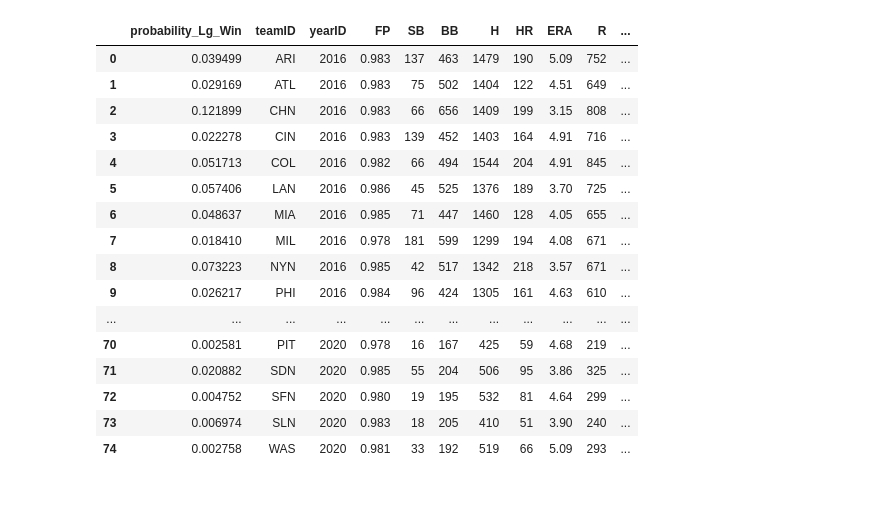
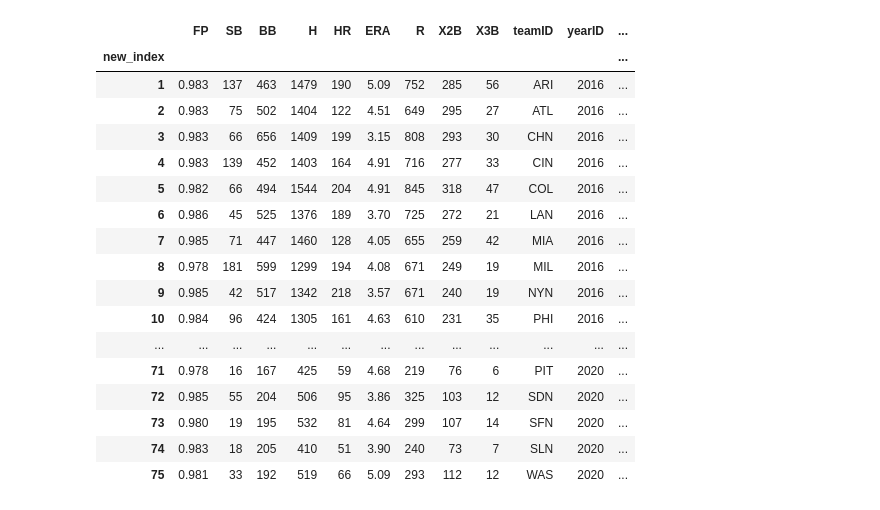
Before and after one commit to eliotdmin/mlb_national_league_winners, a Jupyter notebook: predicting_NL_winners.ipynb, the cells around one changed output. Saved outputs shown, nothing was run; the diff lists cells and outputs as text; code cells hidden in the pictures.

```diff
--- a/predicting_NL_winners.ipynb
+++ b/predicting_NL_winners.ipynb
@@ -79,39 +96,51 @@ history = model.fit(
 # %%
-cols2 = ['FP', 'SB', 'BB', 'H',  'HR', 'ERA', 'R', 'X2B', 'X3B']
-cols3 = ['teamID', 'yearID', 'FP', 'SB', 'BB', 'H', 'HR', 'ERA', 'R','X2B', 'X3B', 'LgWin']
+# variables that I trained the neural network on
+predict_cols = ['FP', 'SB', 'BB', 'H',  'HR', 'ERA', 'R', 'X2B', 'X3B']
+# same as above, but with important information like team, year, and whether the National League was won.
+all_relevant_cols = ['FP', 'SB', 'BB', 'H', 'HR', 'ERA', 'R','X2B', 'X3B', 'teamID', 'yearID',  'LgWin']
 Z = data[(data.yearID >= 2016) & (data.yearID <= 2020) & (data.lgID == 'NL')]
-predict_these = Z[cols3]
+predict_these = Z[all_relevant_cols]
+predict_these_inputs = Z[predict_cols]
 # %%
-predictions = pd.DataFrame(model.predict(Z[cols2]))
+#Converting model predictions from numpy array to dataframe
+predictions = pd.DataFrame(model.predict(predict_these_inputs))
 
-new_index = [i for i in range(75)]
-
-predictions
+#Attaching new index to predict_these and predictions starting at 1 and going to 75
+new_index = [i for i in range(1, 76)]
 
 predict_these['new_index'] = new_index
+predictions['new_index'] = new_index
 predict_these.set_index('new_index', inplace = True)
+predictions.set_index('new_index', inplace = True)
 
-combined = pd.concat((predictions, predict_these), axis = 1)
+#combining the predictions with the data used for the predictions
+combined = pd.concat((predict_these, predictions), axis = 1)
+
+#rename column with predictions to probability_Lg_Win, display all 75 rows (5 years * 15 teams)
+
+combined.rename(columns = {0: "probability_Lg_Win"}, inplace=True)
+pd.set_option("display.max_rows", None)
 # %%
-combined.rename(columns = {0: "probability_Lg_Win"}, inplace=True)
-pd. set_option("display.max_rows", None)
+#changing LgWin column back to ['N', 'Y']; it was changed to [0,1] for classification
+final_data = combined.copy()
+final_data.LgWin = final_data.LgWin.replace([0, 1], ['N', 'Y'])
+final_data
+# %% [output]
+|  | FP | SB | BB | H | HR | ERA | R | X2B | X3B | teamID | yearID | ... |
+| new_index |  |  |  |  |  |  |  |  |  |  |  | ... |
+| 1 | 0.983 | 137 | 463 | 1479 | 190 | 5.09 | 752 | 285 | 56 | ARI | 2016 | ... |
+| 2 | 0.983 | 75 | 502 | 1404 | 122 | 4.51 | 649 | 295 | 27 | ATL | 2016 | ... |
+| 3 | 0.983 | 66 | 656 | 1409 | 199 | 3.15 | 808 | 293 | 30 | CHN | 2016 | ... |
+| 4 | 0.983 | 139 | 452 | 1403 | 164 | 4.91 | 716 | 277 | 33 | CIN | 2016 | ... |
+| 5 | 0.982 | 66 | 494 | 1544 | 204 | 4.91 | 845 | 318 | 47 | COL | 2016 | ... |
+| 6 | 0.986 | 45 | 525 | 1376 | 189 | 3.70 | 725 | 272 | 21 | LAN | 2016 | ... |
+| 7 | 0.985 | 71 | 447 | 1460 | 128 | 4.05 | 655 | 259 | 42 | MIA | 2016 | ... |
+| 8 | 0.978 | 181 | 599 | 1299 | 194 | 4.08 | 671 | 249 | 19 | MIL | 2016 | ... |
+| 9 | 0.985 | 42 | 517 | 1342 | 218 | 3.57 | 671 | 240 | 19 | NYN | 2016 | ... |
+| 10 | 0.984 | 96 | 424 | 1305 | 161 | 4.63 | 610 | 231 | 35 | PHI | 2016 | ... |
+| ... | ... | ... | ... | ... | ... | ... | ... | ... | ... | ... | ... | ... |
+| 71 | 0.978 | 16 | 167 | 425 | 59 | 4.68 | 219 | 76 | 6 | PIT | 2020 | ... |
+| 72 | 0.985 | 55 | 204 | 506 | 95 | 3.86 | 325 | 103 | 12 | SDN | 2020 | ... |
+| 73 | 0.980 | 19 | 195 | 532 | 81 | 4.64 | 299 | 107 | 14 | SFN | 2020 | ... |
+| 74 | 0.983 | 18 | 205 | 410 | 51 | 3.90 | 240 | 73 | 7 | SLN | 2020 | ... |
+| 75 | 0.981 | 33 | 192 | 519 | 66 | 5.09 | 293 | 112 | 12 | WAS | 2020 | ... |
-# %%
-combined
-# %% [output]
-|  | probability_Lg_Win | teamID | yearID | FP | SB | BB | H | HR | ERA | R | ... |
-| 0 | 0.039499 | ARI | 2016 | 0.983 | 137 | 463 | 1479 | 190 | 5.09 | 752 | ... |
-| 1 | 0.029169 | ATL | 2016 | 0.983 | 75 | 502 | 1404 | 122 | 4.51 | 649 | ... |
-| 2 | 0.121899 | CHN | 2016 | 0.983 | 66 | 656 | 1409 | 199 | 3.15 | 808 | ... |
-| 3 | 0.022278 | CIN | 2016 | 0.983 | 139 | 452 | 1403 | 164 | 4.91 | 716 | ... |
-| 4 | 0.051713 | COL | 2016 | 0.982 | 66 | 494 | 1544 | 204 | 4.91 | 845 | ... |
-| 5 | 0.057406 | LAN | 2016 | 0.986 | 45 | 525 | 1376 | 189 | 3.70 | 725 | ... |
-| 6 | 0.048637 | MIA | 2016 | 0.985 | 71 | 447 | 1460 | 128 | 4.05 | 655 | ... |
-| 7 | 0.018410 | MIL | 2016 | 0.978 | 181 | 599 | 1299 | 194 | 4.08 | 671 | ... |
-| 8 | 0.073223 | NYN | 2016 | 0.985 | 42 | 517 | 1342 | 218 | 3.57 | 671 | ... |
-| 9 | 0.026217 | PHI | 2016 | 0.984 | 96 | 424 | 1305 | 161 | 4.63 | 610 | ... |
-| ... | ... | ... | ... | ... | ... | ... | ... | ... | ... | ... | ... |
-| 70 | 0.002581 | PIT | 2020 | 0.978 | 16 | 167 | 425 | 59 | 4.68 | 219 | ... |
-| 71 | 0.020882 | SDN | 2020 | 0.985 | 55 | 204 | 506 | 95 | 3.86 | 325 | ... |
-| 72 | 0.004752 | SFN | 2020 | 0.980 | 19 | 195 | 532 | 81 | 4.64 | 299 | ... |
-| 73 | 0.006974 | SLN | 2020 | 0.983 | 18 | 205 | 410 | 51 | 3.90 | 240 | ... |
-| 74 | 0.002758 | WAS | 2020 | 0.981 | 33 | 192 | 519 | 66 | 5.09 | 293 | ... |
```
Also changed, not shown: parts of 1 cell of this notebook.
